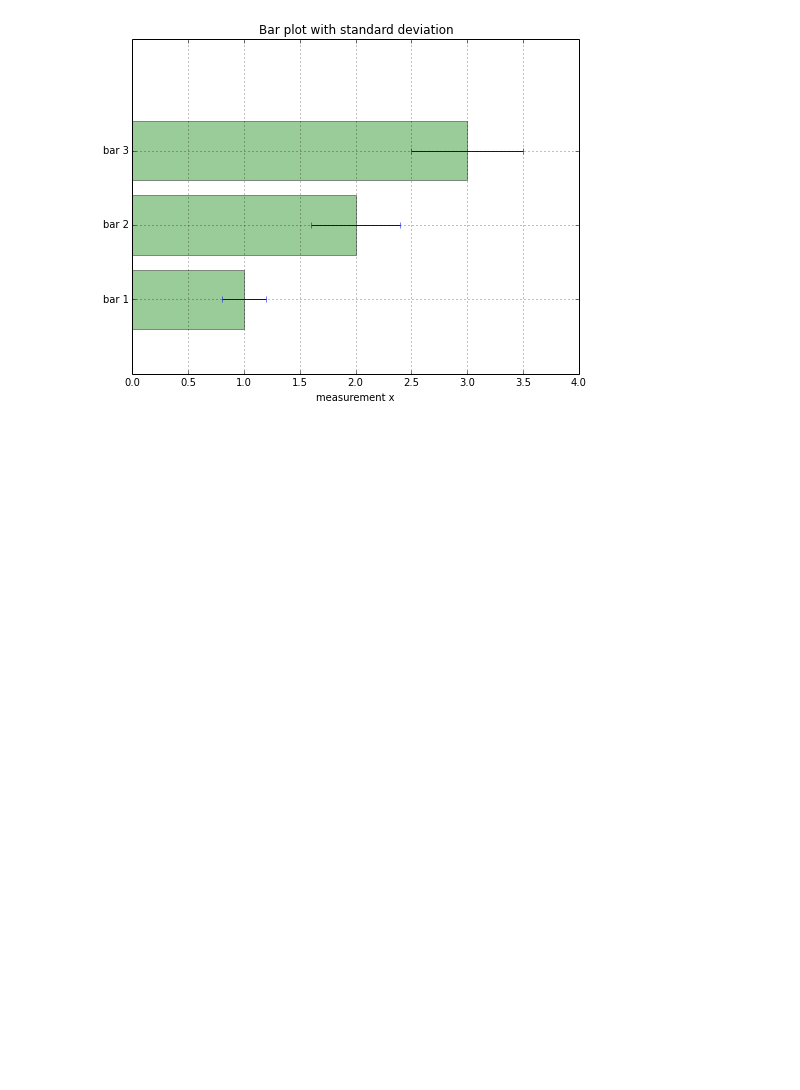
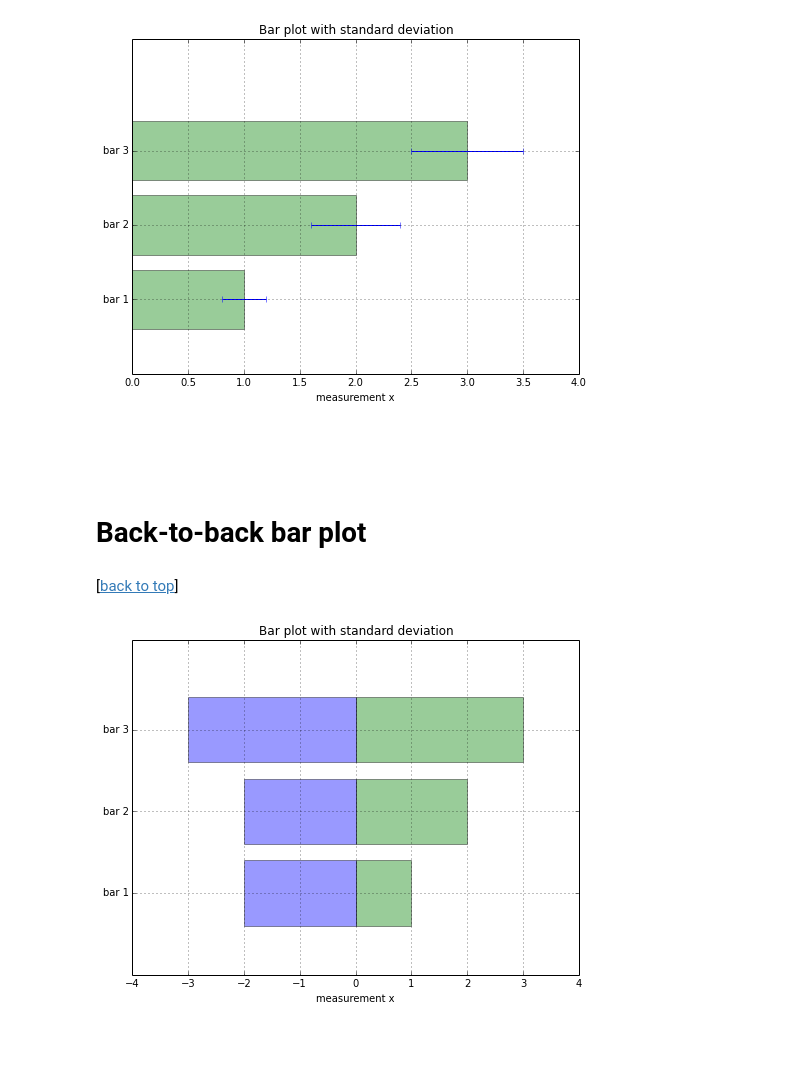
Before and after one commit to rasbt/matplotlib-gallery, a Jupyter notebook: ipynb/barplots.ipynb, the cells around one changed output. Cells and saved outputs as stored; diff of their text form; code cells hidden in the pictures; blank space fills up the shorter version.

Commit message:
pie chart and backtoback bar plot

```diff
--- a/ipynb/barplots.ipynb
+++ b/ipynb/barplots.ipynb
@@ -98,6 +99,50 @@ plt.grid()
 plt.show()
 # %% [output]
 [figure]
+# %% [markdown]
+<br>
+<br>
+# %% [markdown]
+# Back-to-back bar plot
+# %% [markdown]
+[[back to top](#Sections)]
+# %%
+from matplotlib import pyplot as plt
+import numpy as np
+
+# input data
+X1 = np.array([1, 2, 3])
+X2 = np.array([2, 2, 3])
+
+
+bar_labels = ['bar 1', 'bar 2', 'bar 3']
+
+fig = plt.figure(figsize=(8,6))
+
+# plot bars
+y_pos = np.arange(len(X1))
+y_pos = [x for x in y_pos]
+plt.yticks(y_pos, bar_labels, fontsize=10)
+
+
+plt.barh(y_pos, X1,
+         align='center', alpha=0.4, color='g')
+
+# we simply negate the values of the numpy array for
+# the second bar:
+plt.barh(y_pos, -X2,
+         align='center', alpha=0.4, color='b')
+
+# annotation and labels
+plt.xlabel('measurement x')
+t = plt.title('Bar plot with standard deviation')
+plt.ylim([-1,len(X1)+0.1])
+plt.xlim([-max(X2)-1, max(X1)+1])
+plt.grid()
+
+plt.show()
+# %% [output]
+[figure, added]
 # %% [markdown]
 <br>
 <br>
```
Also changed, not shown: parts of 2 cells of this notebook, 2 other files.
